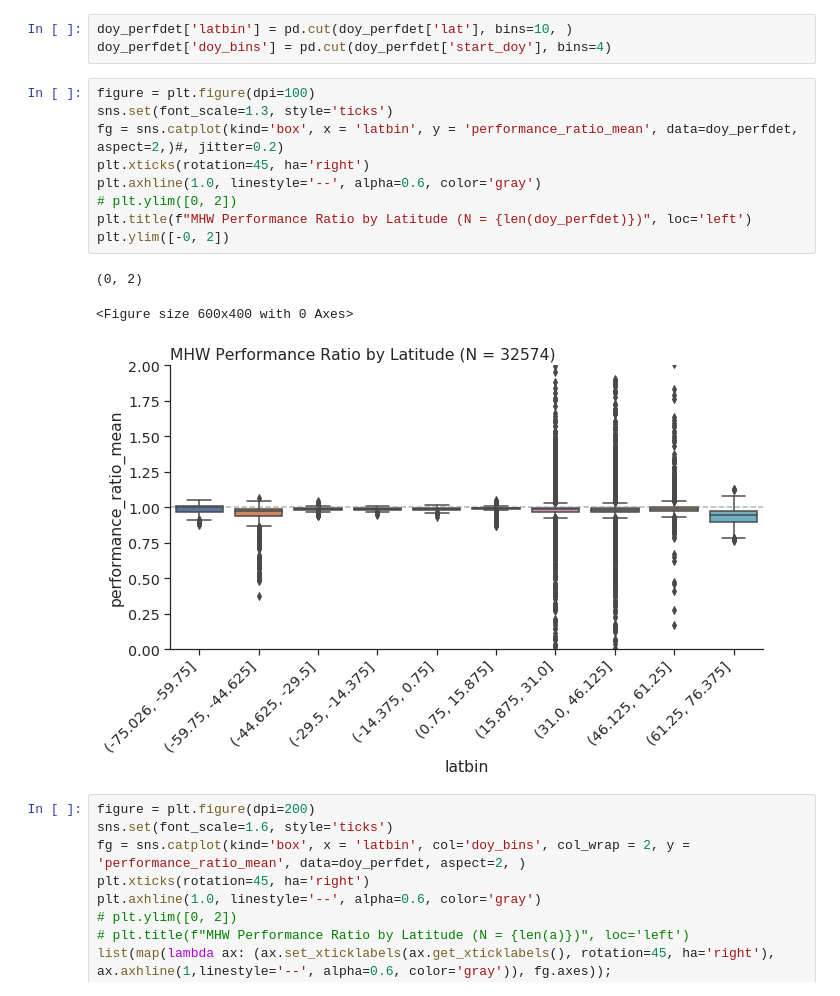
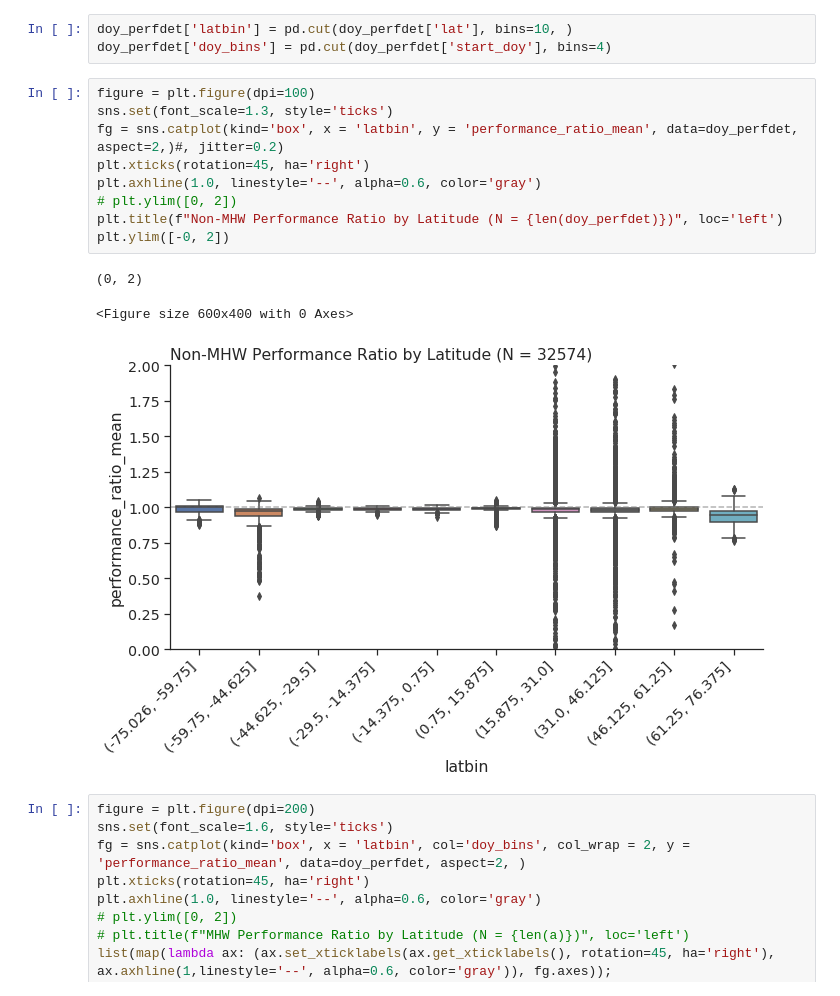
Before and after one commit to HuckleyLab/phyto-mhw, a Jupyter notebook: analysis/Individual_Isolate_performance.ipynb, the cells around one changed output. Cells and saved outputs as stored; diff of their text form.

```diff
--- a/analysis/Individual_Isolate_performance.ipynb
+++ b/analysis/Individual_Isolate_performance.ipynb
@@ -830,16 +826,16 @@ doy_perfdet['doy_bins'] = pd.cut(doy_perfdet['start_doy'], bins=4)
 # %%
 figure = plt.figure(dpi=100)
 sns.set(font_scale=1.3, style='ticks')
 fg = sns.catplot(kind='box', x = 'latbin', y = 'performance_ratio_mean', data=doy_perfdet, aspect=2,)#, jitter=0.2)
 plt.xticks(rotation=45, ha='right')
 plt.axhline(1.0, linestyle='--', alpha=0.6, color='gray')
 # plt.ylim([0, 2])
-plt.title(f"MHW Performance Ratio by Latitude (N = {len(doy_perfdet)})", loc='left')
+plt.title(f"Non-MHW Performance Ratio by Latitude (N = {len(doy_perfdet)})", loc='left')
 plt.ylim([-0, 2])
 # %% [output]
 (0, 2)
 <Figure size 600x400 with 0 Axes>
-[figure, old version]
+[figure, new version]
 # %%
 figure = plt.figure(dpi=200)
 sns.set(font_scale=1.6, style='ticks')
```
Also changed, not shown: parts of 28 cells of this notebook.
